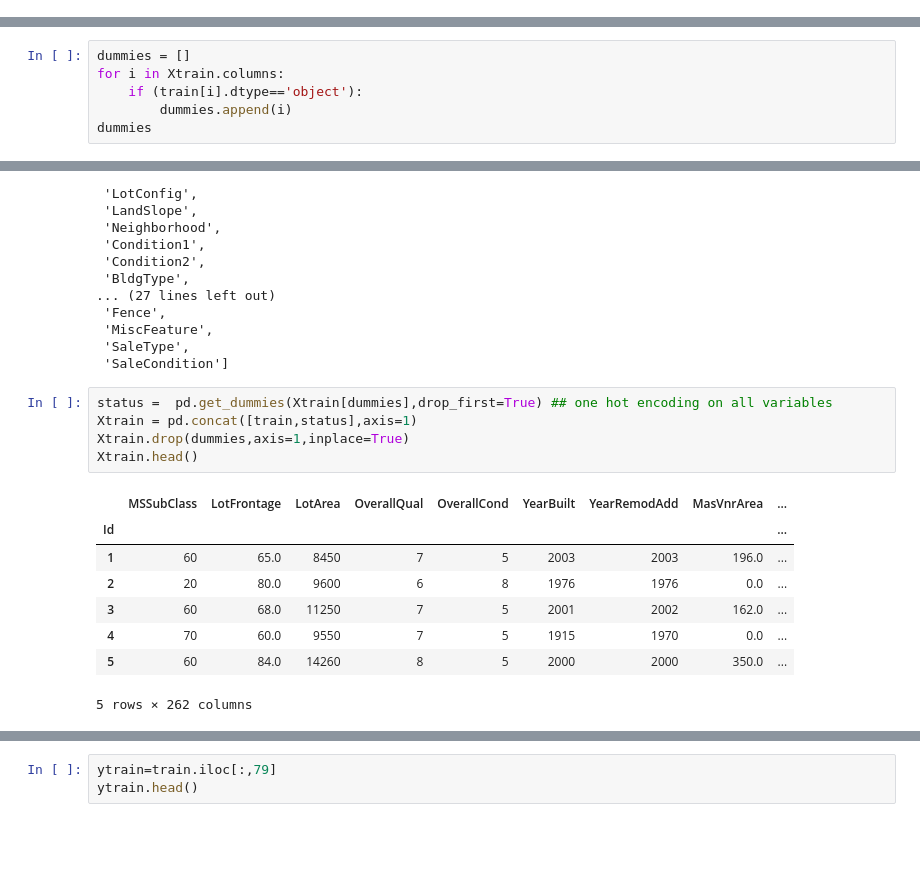
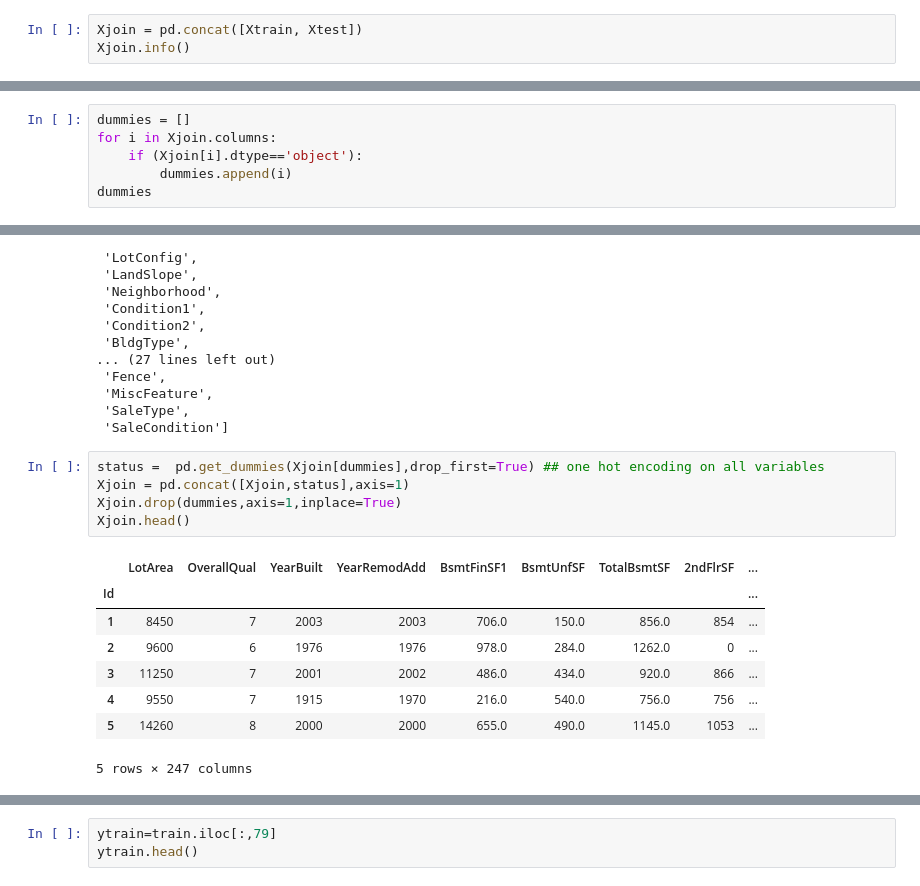
Before and after one commit to corina-cerezo/Proyecto-1-IA, a Jupyter notebook: Proyecto 1 IA.ipynb, the cells around one changed output, grey strips where cells are left out. Drawn from its saved outputs; the diff is of its cells as text; blank space fills up the shorter version.

```diff
--- a/Proyecto 1 IA.ipynb
+++ b/Proyecto 1 IA.ipynb
@@ -1036,0 +1044,3 @@ Xtrain.head()
+# %%
+Xjoin = pd.concat([Xtrain, Xtest])
+Xjoin.info()
@@ -1037,7 +1065,7 @@ Xtrain.head()
 # %%
 dummies = []
-for i in Xtrain.columns:
-    if (train[i].dtype=='object'):
+for i in Xjoin.columns:
+    if (Xjoin[i].dtype=='object'):
         dummies.append(i)
 dummies
 # %% [output]
@@ -1059,16 +1087,16 @@ dummies
  'SaleType',
  'SaleCondition']
 # %%
-status =  pd.get_dummies(Xtrain[dummies],drop_first=True) ## one hot encoding on all variables
-Xtrain = pd.concat([train,status],axis=1)
-Xtrain.drop(dummies,axis=1,inplace=True)
-Xtrain.head()
+status =  pd.get_dummies(Xjoin[dummies],drop_first=True) ## one hot encoding on all variables
+Xjoin = pd.concat([Xjoin,status],axis=1)
+Xjoin.drop(dummies,axis=1,inplace=True)
+Xjoin.head()
 # %% [output]
-|  | MSSubClass | LotFrontage | LotArea | OverallQual | OverallCond | YearBuilt | YearRemodAdd | MasVnrArea | ... |
+|  | LotArea | OverallQual | YearBuilt | YearRemodAdd | BsmtFinSF1 | BsmtUnfSF | TotalBsmtSF | 2ndFlrSF | ... |
 | Id |  |  |  |  |  |  |  |  | ... |
-| 1 | 60 | 65.0 | 8450 | 7 | 5 | 2003 | 2003 | 196.0 | ... |
-| 2 | 20 | 80.0 | 9600 | 6 | 8 | 1976 | 1976 | 0.0 | ... |
-| 3 | 60 | 68.0 | 11250 | 7 | 5 | 2001 | 2002 | 162.0 | ... |
-| 4 | 70 | 60.0 | 9550 | 7 | 5 | 1915 | 1970 | 0.0 | ... |
-| 5 | 60 | 84.0 | 14260 | 8 | 5 | 2000 | 2000 | 350.0 | ... |
+| 1 | 8450 | 7 | 2003 | 2003 | 706.0 | 150.0 | 856.0 | 854 | ... |
+| 2 | 9600 | 6 | 1976 | 1976 | 978.0 | 284.0 | 1262.0 | 0 | ... |
+| 3 | 11250 | 7 | 2001 | 2002 | 486.0 | 434.0 | 920.0 | 866 | ... |
+| 4 | 9550 | 7 | 1915 | 1970 | 216.0 | 540.0 | 756.0 | 756 | ... |
+| 5 | 14260 | 8 | 2000 | 2000 | 655.0 | 490.0 | 1145.0 | 1053 | ... |
-5 rows × 262 columns
+5 rows × 247 columns
```
Also changed, not shown: parts of 23 cells of this notebook, 4 other files.
